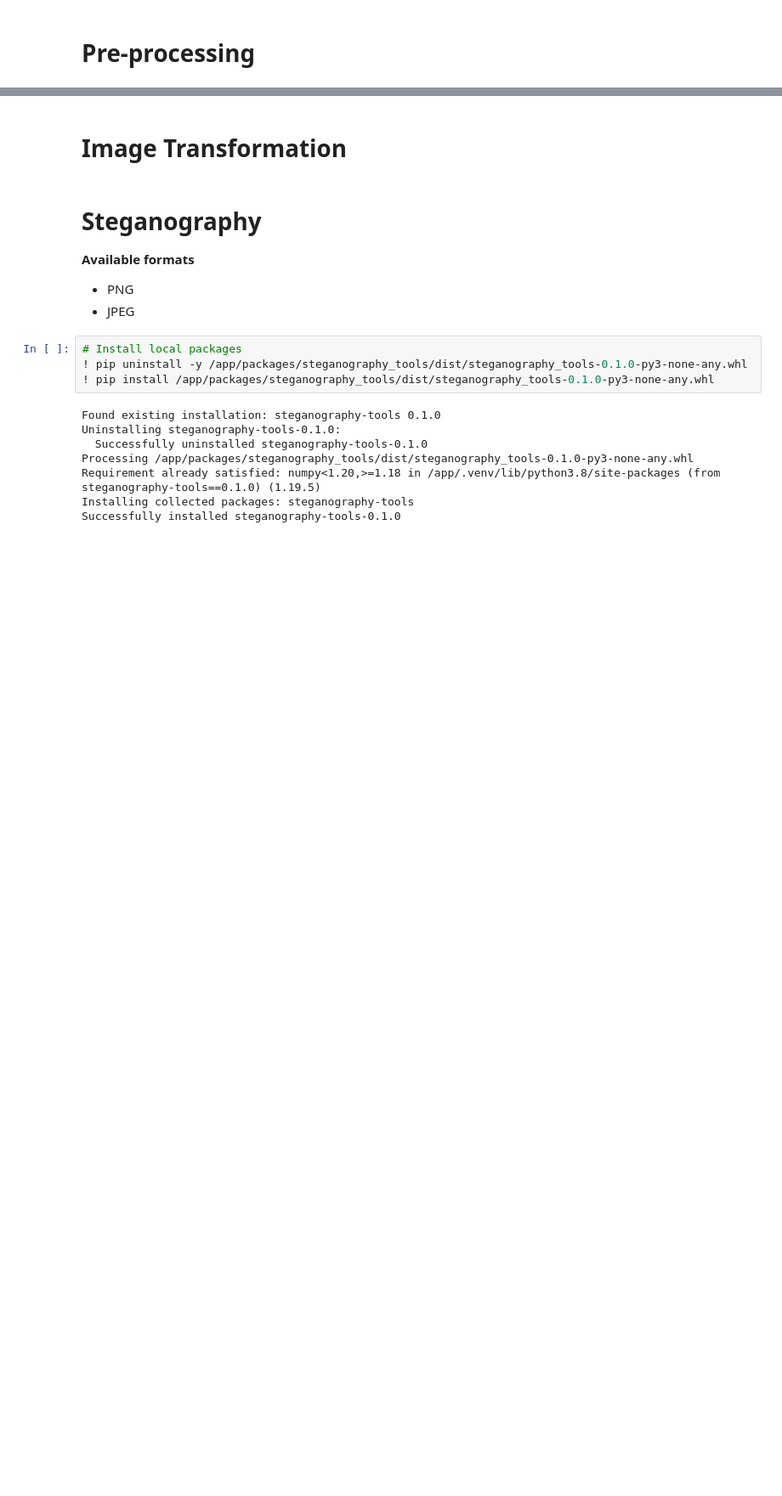
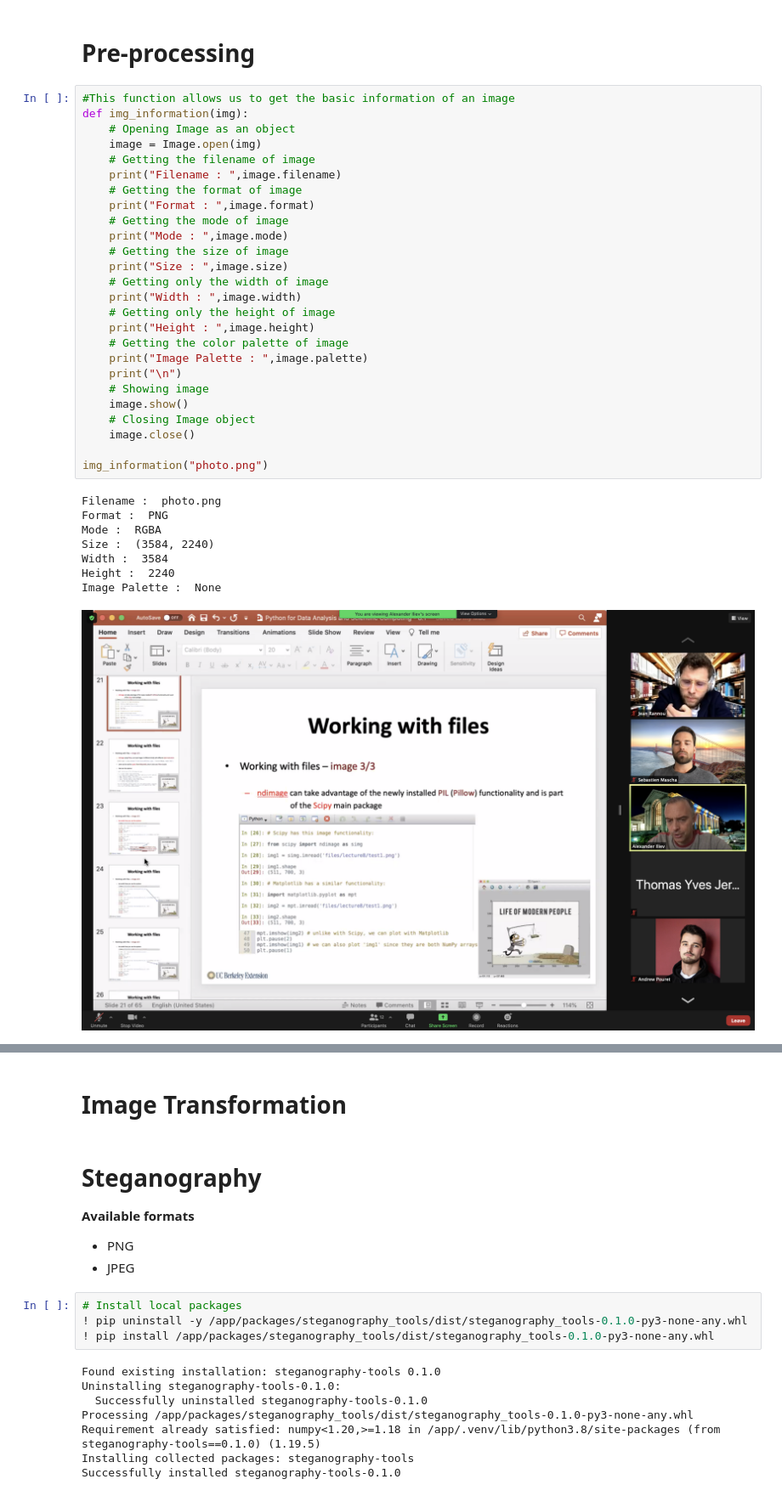
Before and after one commit to sebastienmascha/data-science-webapp-steganography, a Jupyter notebook: backend/app/app/notebooks/Python3_8.ipynb, the cells around one changed output, grey strips where cells are left out. Shown at 85% size. Cells and saved outputs as stored; diff of their text form; blank space fills up the shorter version.

Commit message:
add image infi in main notebook

```diff
--- a/backend/app/app/notebooks/Python3_8.ipynb
+++ b/backend/app/app/notebooks/Python3_8.ipynb
@@ -58,2 +63,37 @@ TensorFlow version: 2.4.1
 # %% [markdown]
 # Pre-processing
+# %%
+#This function allows us to get the basic information of an image
+def img_information(img):
+    # Opening Image as an object
+    image = Image.open(img)
+    # Getting the filename of image
+    print("Filename : ",image.filename)
+    # Getting the format of image
+    print("Format : ",image.format)
+    # Getting the mode of image
+    print("Mode : ",image.mode)
+    # Getting the size of image
+    print("Size : ",image.size)
+    # Getting only the width of image
+    print("Width : ",image.width)
+    # Getting only the height of image
+    print("Height : ",image.height)
+    # Getting the color palette of image
+    print("Image Palette : ",image.palette)
+    print("\n")
+    # Showing image
+    image.show()
+    # Closing Image object
+    image.close()
+
+img_information("photo.png")
+# %% [output]
+Filename :  photo.png
+Format :  PNG
+Mode :  RGBA
+Size :  (3584, 2240)
+Width :  3584
+Height :  2240
+Image Palette :  None
+[figure, added]
```
Also changed, not shown: parts of 2 cells of this notebook.
